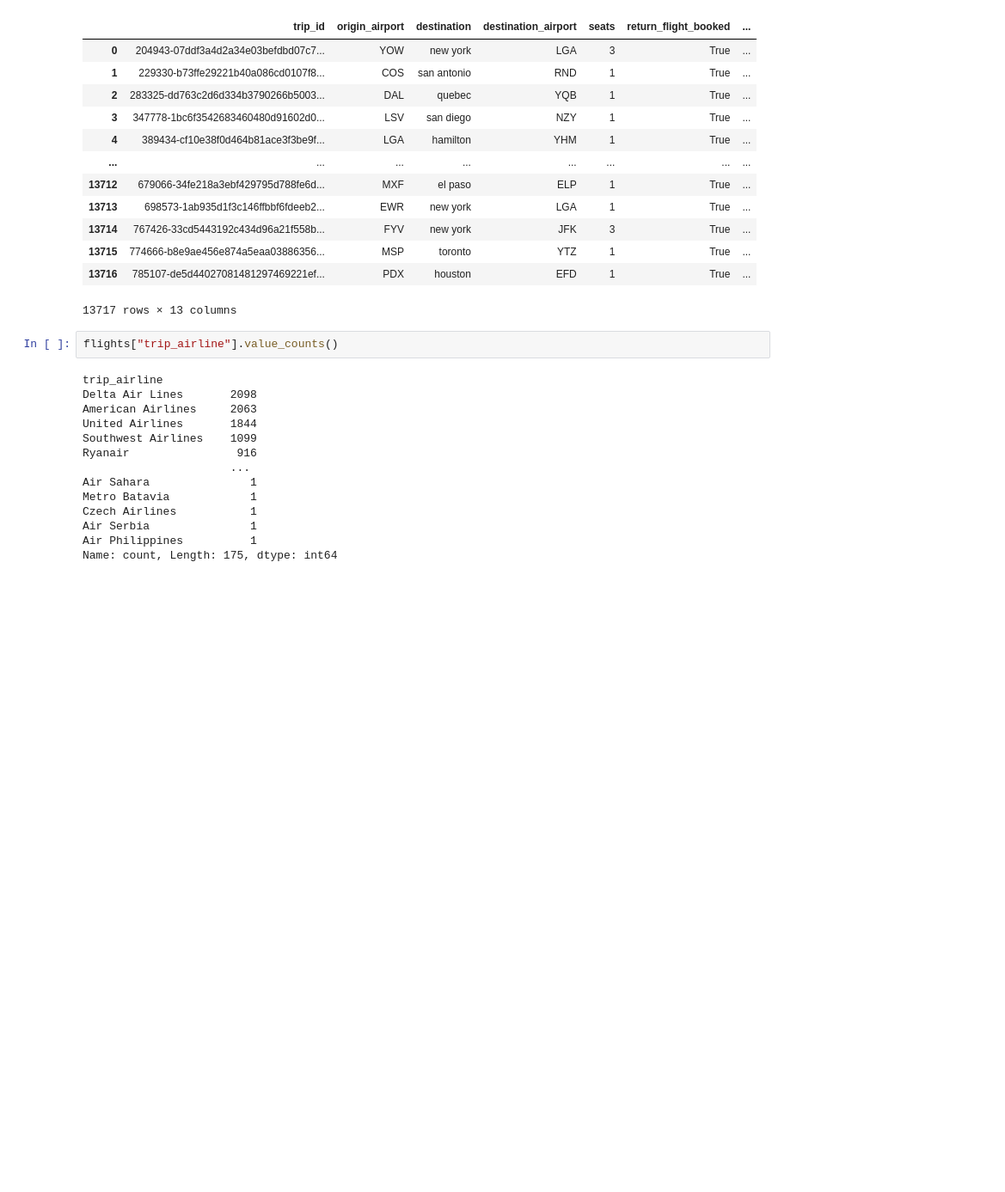
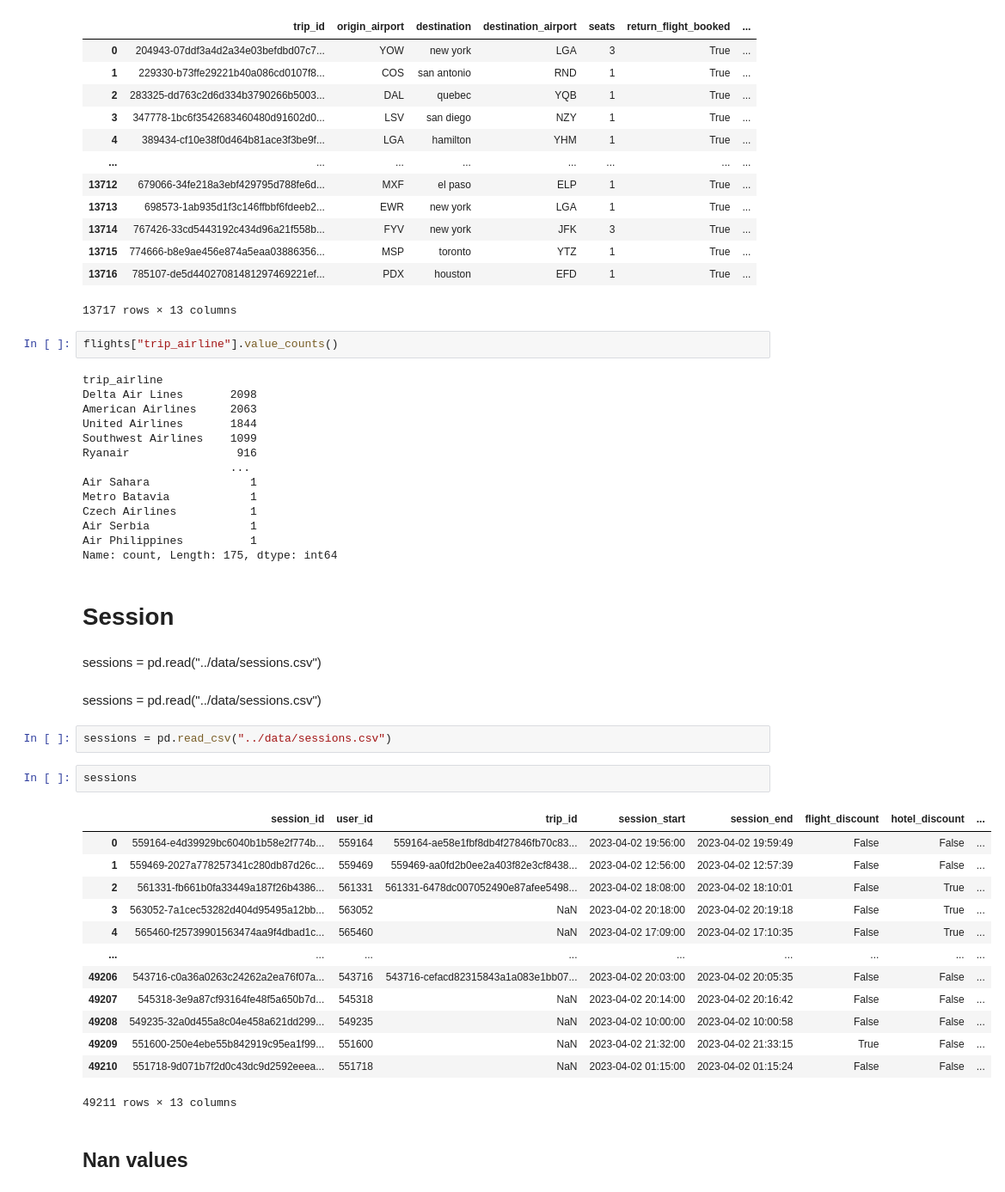
Before and after one commit to anuarsantoyo/TravelTideOct26, a Jupyter notebook: notebooks/EDA.ipynb, the cells around one changed output. Shown at 86% size. Cells and saved outputs as stored; diff of their text form; blank space fills up the shorter version.

Commit message:
flihrs, sessiong

```diff
--- a/notebooks/EDA.ipynb
+++ b/notebooks/EDA.ipynb
@@ -276,3 +375,29 @@ Czech Airlines           1
 Air Serbia               1
 Air Philippines          1
 Name: count, Length: 175, dtype: int64
+# %% [markdown]
+# Session
+# %% [markdown]
+sessions = pd.read("../data/sessions.csv")
+# %% [markdown]
+sessions = pd.read("../data/sessions.csv")
+# %%
+sessions = pd.read_csv("../data/sessions.csv")
+# %%
+sessions
+# %% [output]
+|  | session_id | user_id | trip_id | session_start | session_end | flight_discount | hotel_discount | ... |
+| 0 | 559164-e4d39929bc6040b1b58e2f774b... | 559164 | 559164-ae58e1fbf8db4f27846fb70c83... | 2023-04-02 19:56:00 | 2023-04-02 19:59:49 | False | False | ... |
+| 1 | 559469-2027a778257341c280db87d26c... | 559469 | 559469-aa0fd2b0ee2a403f82e3cf8438... | 2023-04-02 12:56:00 | 2023-04-02 12:57:39 | False | False | ... |
+| 2 | 561331-fb661b0fa33449a187f26b4386... | 561331 | 561331-6478dc007052490e87afee5498... | 2023-04-02 18:08:00 | 2023-04-02 18:10:01 | False | True | ... |
+| 3 | 563052-7a1cec53282d404d95495a12bb... | 563052 | NaN | 2023-04-02 20:18:00 | 2023-04-02 20:19:18 | False | True | ... |
+| 4 | 565460-f25739901563474aa9f4dbad1c... | 565460 | NaN | 2023-04-02 17:09:00 | 2023-04-02 17:10:35 | False | True | ... |
+| ... | ... | ... | ... | ... | ... | ... | ... | ... |
+| 49206 | 543716-c0a36a0263c24262a2ea76f07a... | 543716 | 543716-cefacd82315843a1a083e1bb07... | 2023-04-02 20:03:00 | 2023-04-02 20:05:35 | False | False | ... |
+| 49207 | 545318-3e9a87cf93164fe48f5a650b7d... | 545318 | NaN | 2023-04-02 20:14:00 | 2023-04-02 20:16:42 | False | False | ... |
+| 49208 | 549235-32a0d455a8c04e458a621dd299... | 549235 | NaN | 2023-04-02 10:00:00 | 2023-04-02 10:00:58 | False | False | ... |
+| 49209 | 551600-250e4ebe55b842919c95ea1f99... | 551600 | NaN | 2023-04-02 21:32:00 | 2023-04-02 21:33:15 | True | False | ... |
+| 49210 | 551718-9d071b7f2d0c43dc9d2592eeea... | 551718 | NaN | 2023-04-02 01:15:00 | 2023-04-02 01:15:24 | False | False | ... |
+49211 rows × 13 columns
+# %% [markdown]
+## Nan values
```
Also changed, not shown: parts of 18 cells of this notebook.
